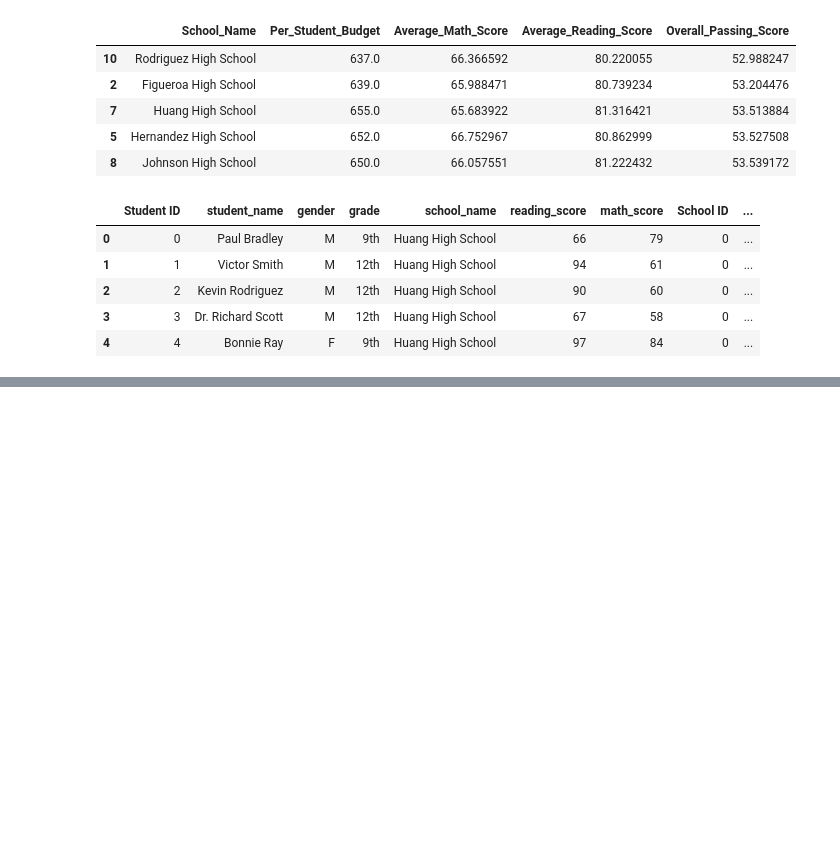
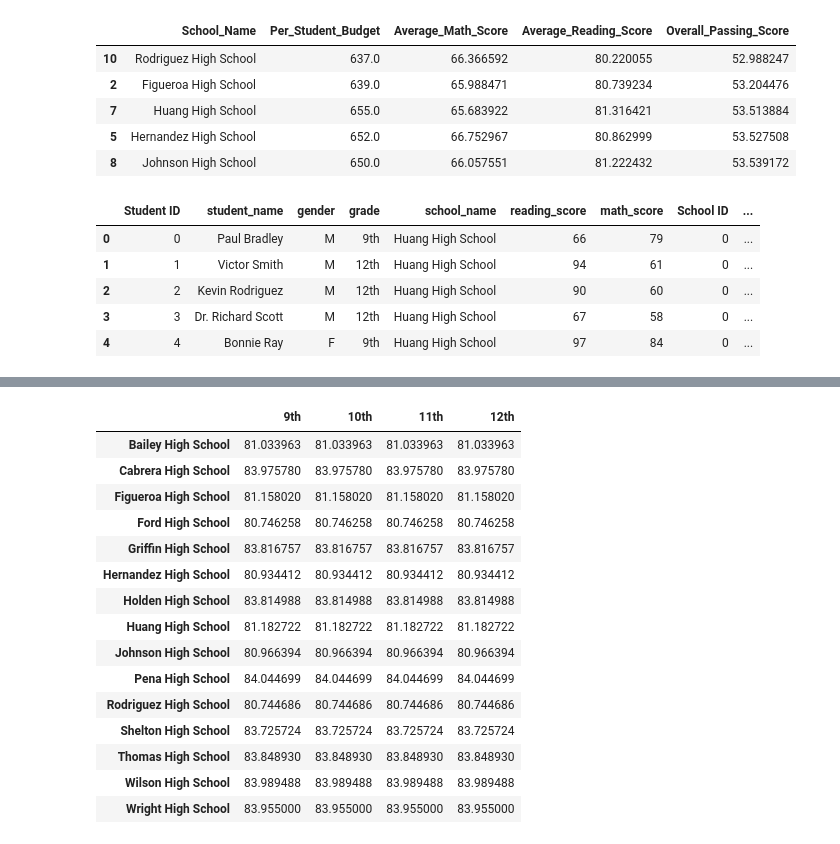
Before and after one commit to KatKess/pandas-challenge, a Jupyter notebook: PyCitySchools/school_data_done.ipynb, the cells around one changed output, grey strips where cells are left out. Saved outputs shown, nothing was run; the diff lists cells and outputs as text; code cells hidden in the pictures; blank space fills up the shorter version.

```diff
--- a/PyCitySchools/school_data_done.ipynb
+++ b/PyCitySchools/school_data_done.ipynb
@@ -549,0 +590,60 @@ SyntaxError: invalid syntax (4213891516.py, line 33)
+# %%
+import pandas as pd
+import numpy as np
+
+#Files to load
+school_data_to_load = "Resources/schools_complete.csv"
+student_data_to_load = "Resources/students_complete.csv"
+
+#Read School and Student Data File and store into Pandas DataFrames
+school_data = pd.read_csv(school_data_to_load)
+student_data = pd.read_csv(student_data_to_load)
+
+#Defining school_data_complete.
+school_data_complete = pd.merge(student_data, school_data, how="left", on=["school_name", "school_name"])
+
+# Define the student grades.
+ninth_graders = school_data_complete[(school_data_complete["grade"] == "9th")]
+tenth_graders = school_data_complete[(school_data_complete["grade"] == "10th")]
+eleventh_graders = school_data_complete[(school_data_complete["grade"] == "11th")]
+twelfth_graders = school_data_complete[(school_data_complete["grade"] == "12th")]
+
+# Group by "school name" and take the mean of each.
+ninth_graders_scores = school_data_complete.groupby(["school_name"]).mean()
+tenth_graders_scores = school_data_complete.groupby(["school_name"]).mean()
+eleventh_graders_scores = school_data_complete.groupby(["school_name"]).mean()
+twelfth_graders_scores = school_data_complete.groupby(["school_name"]).mean()
+
+#Use the code to select only the 'reading score'.
+ninth_grader_reading_scores = ninth_graders_scores["reading_score"]
+tenth_grader_reading_scores = ninth_graders_scores["reading_score"]
+eleventh_grader_reading_scores = ninth_graders_scores["reading_score"]
+twelfth_grader_reading_scores = ninth_graders_scores["reading_score"]
+
+# Combine each of the scores above into single DataFrame called `reading_scores_by_grade`
+reading_scores_by_grade = pd.DataFrame({"9th" : ninth_grader_reading_scores, "10th" : tenth_grader_reading_scores,
+                                        "11th" : eleventh_grader_reading_scores, "12th" : twelfth_grader_reading_scores})
+
+# Minor data wrangling
+reading_scores_by_grade = reading_scores_by_grade[["9th", "10th", "11th", "12th"]]
+reading_scores_by_grade.index.name = None
+
+#Display DataFrame
+reading_scores_by_grade
+# %% [output]
+|  | 9th | 10th | 11th | 12th |
+| Bailey High School | 81.033963 | 81.033963 | 81.033963 | 81.033963 |
+| Cabrera High School | 83.975780 | 83.975780 | 83.975780 | 83.975780 |
+| Figueroa High School | 81.158020 | 81.158020 | 81.158020 | 81.158020 |
+| Ford High School | 80.746258 | 80.746258 | 80.746258 | 80.746258 |
+| Griffin High School | 83.816757 | 83.816757 | 83.816757 | 83.816757 |
+| Hernandez High School | 80.934412 | 80.934412 | 80.934412 | 80.934412 |
+| Holden High School | 83.814988 | 83.814988 | 83.814988 | 83.814988 |
+| Huang High School | 81.182722 | 81.182722 | 81.182722 | 81.182722 |
+| Johnson High School | 80.966394 | 80.966394 | 80.966394 | 80.966394 |
+| Pena High School | 84.044699 | 84.044699 | 84.044699 | 84.044699 |
+| Rodriguez High School | 80.744686 | 80.744686 | 80.744686 | 80.744686 |
+| Shelton High School | 83.725724 | 83.725724 | 83.725724 | 83.725724 |
+| Thomas High School | 83.848930 | 83.848930 | 83.848930 | 83.848930 |
+| Wilson High School | 83.989488 | 83.989488 | 83.989488 | 83.989488 |
+| Wright High School | 83.955000 | 83.955000 | 83.955000 | 83.955000 |
```
Also changed, not shown: parts of 23 cells of this notebook.
